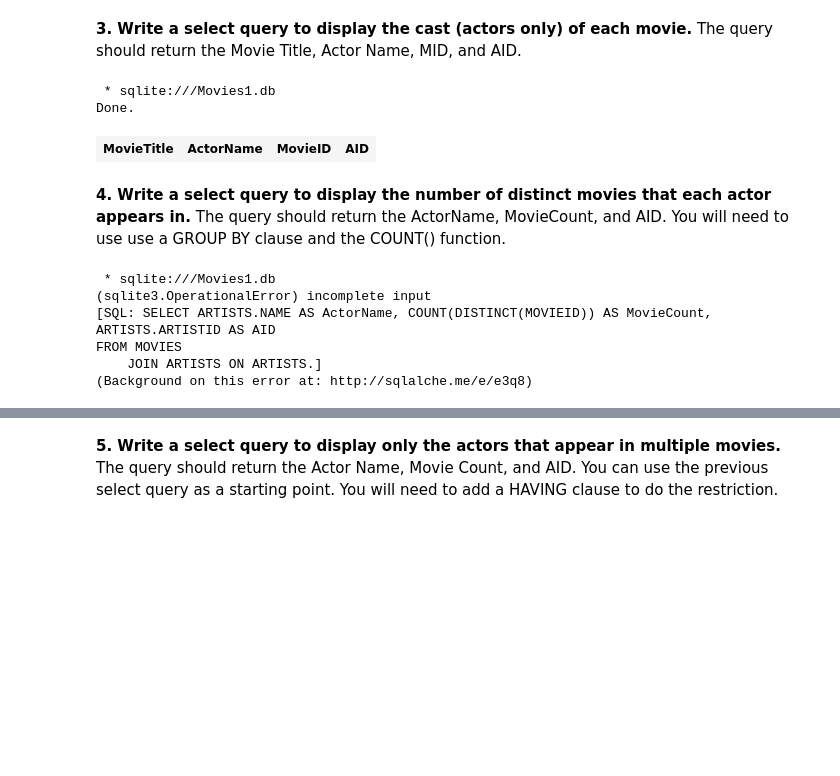
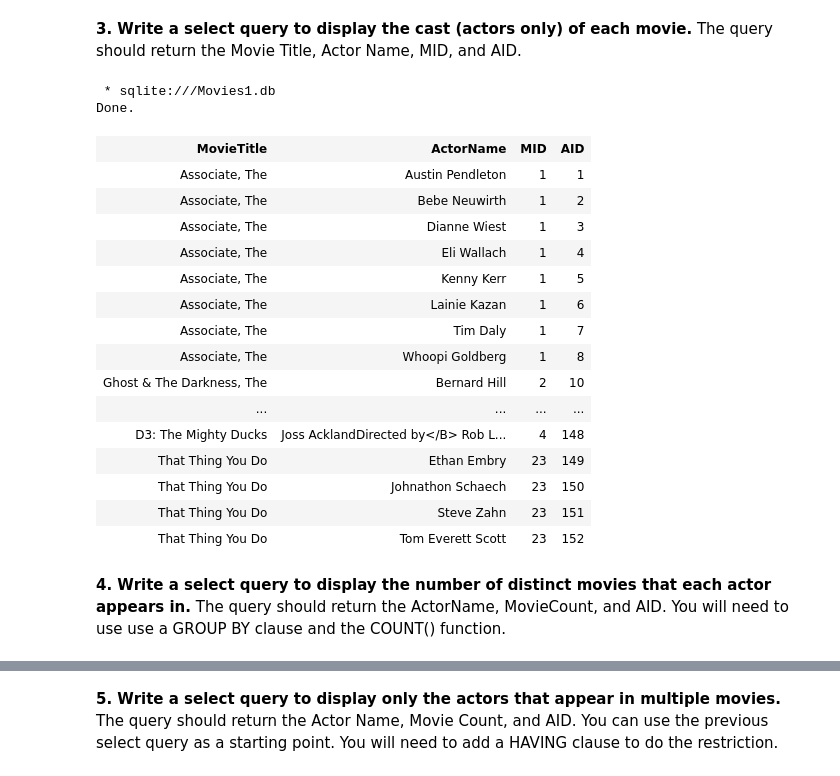
Before and after one commit to fairfield-ba510-spring2020/movies-tonight-bridgetweill, a Jupyter notebook: Part4.ipynb, the cells around one changed output, grey strips where cells are left out. Drawn from its saved outputs; the diff is of its cells as text; code cells hidden in the pictures; blank space fills up the shorter version.

```diff
--- a/Part4.ipynb
+++ b/Part4.ipynb
@@ -39,25 +69,29 @@ Done.
 **3. Write a select query to display the cast (actors only) of each movie.** The query should return the Movie Title, Actor Name, MID, and AID.
 # %%
 %%sql
-SELECT MOVIES.TITLE AS MovieTitle, ARTISTS.NAME AS ActorName, CREDITS.MOVIEID AS MovieID, CREDITS.ARTISTID AS AID
+SELECT MOVIES.TITLE AS MovieTitle, ARTISTS.NAME AS ActorName, CREDITS.MOVIEID AS MID, CREDITS.ARTISTID AS AID
 FROM CREDITS
     JOIN MOVIES ON MOVIES.MOVIEID = CREDITS.MOVIEID
-    JOIN ARTISTS ON CREDITS.ARTISTID = ARTISTS.ARTISTID;
+    JOIN ARTISTS ON CREDITS.ARTISTID = ARTISTS.ARTISTID
+WHERE CCODE = 'A';
 # %% [output]
  * sqlite:///Movies1.db
 Done.
-| MovieTitle | ActorName | MovieID | AID |
+| MovieTitle | ActorName | MID | AID |
+| Associate, The | Austin Pendleton | 1 | 1 |
+| Associate, The | Bebe Neuwirth | 1 | 2 |
+| Associate, The | Dianne Wiest | 1 | 3 |
+| Associate, The | Eli Wallach | 1 | 4 |
+| Associate, The | Kenny Kerr | 1 | 5 |
+| Associate, The | Lainie Kazan | 1 | 6 |
+| Associate, The | Tim Daly | 1 | 7 |
+| Associate, The | Whoopi Goldberg | 1 | 8 |
+| Ghost & The Darkness, The | Bernard Hill | 2 | 10 |
+| ... | ... | ... | ... |
+| D3: The Mighty Ducks | Joss AcklandDirected by</B> Rob L... | 4 | 148 |
+| That Thing You Do | Ethan Embry | 23 | 149 |
+| That Thing You Do | Johnathon Schaech | 23 | 150 |
+| That Thing You Do | Steve Zahn | 23 | 151 |
+| That Thing You Do | Tom Everett Scott | 23 | 152 |
 # %% [markdown]
 **4. Write a select query to display the number of distinct movies that each actor appears in.** The query should return the ActorName, MovieCount, and AID. You will need to use use a GROUP BY clause and the COUNT() function.
-# %%
-%%sql
-SELECT ARTISTS.NAME AS ActorName, COUNT(DISTINCT(MOVIEID)) AS MovieCount, ARTISTS.ARTISTID AS AID
-FROM MOVIES
-    JOIN ARTISTS ON ARTISTS.
-# %% [output]
- * sqlite:///Movies1.db
-(sqlite3.OperationalError) incomplete input
-[SQL: SELECT ARTISTS.NAME AS ActorName, COUNT(DISTINCT(MOVIEID)) AS MovieCount, ARTISTS.ARTISTID AS AID
-FROM MOVIES
-    JOIN ARTISTS ON ARTISTS.]
-(Background on this error at: http://sqlalche.me/e/e3q8)
```
Also changed, not shown: parts of 6 cells of this notebook, 3 other files.
